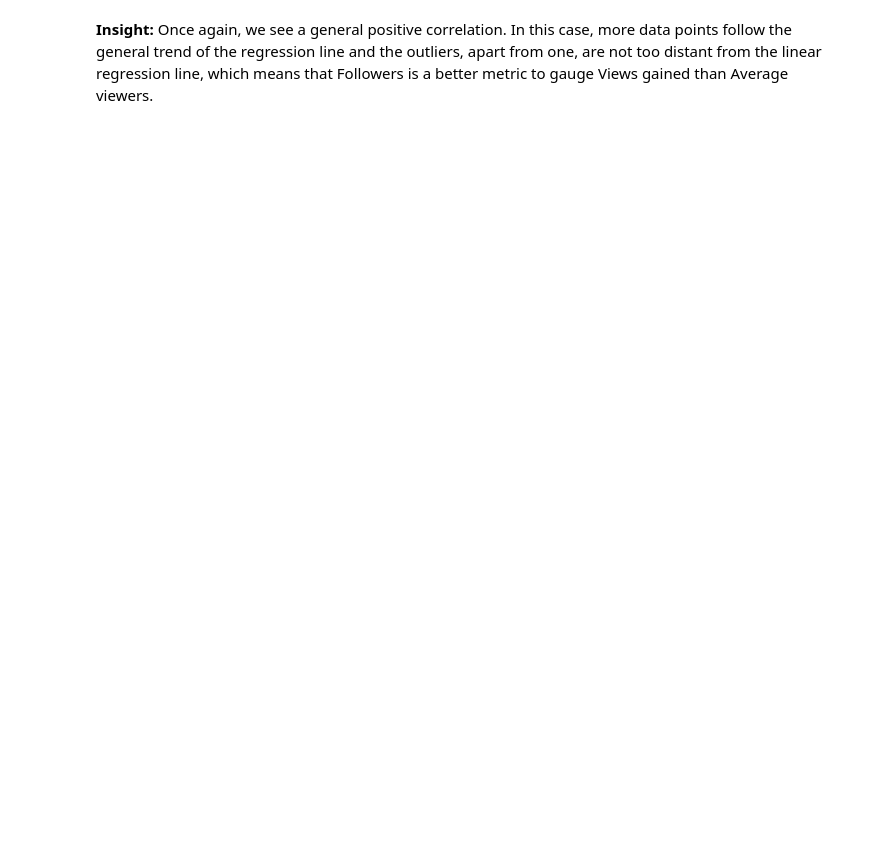
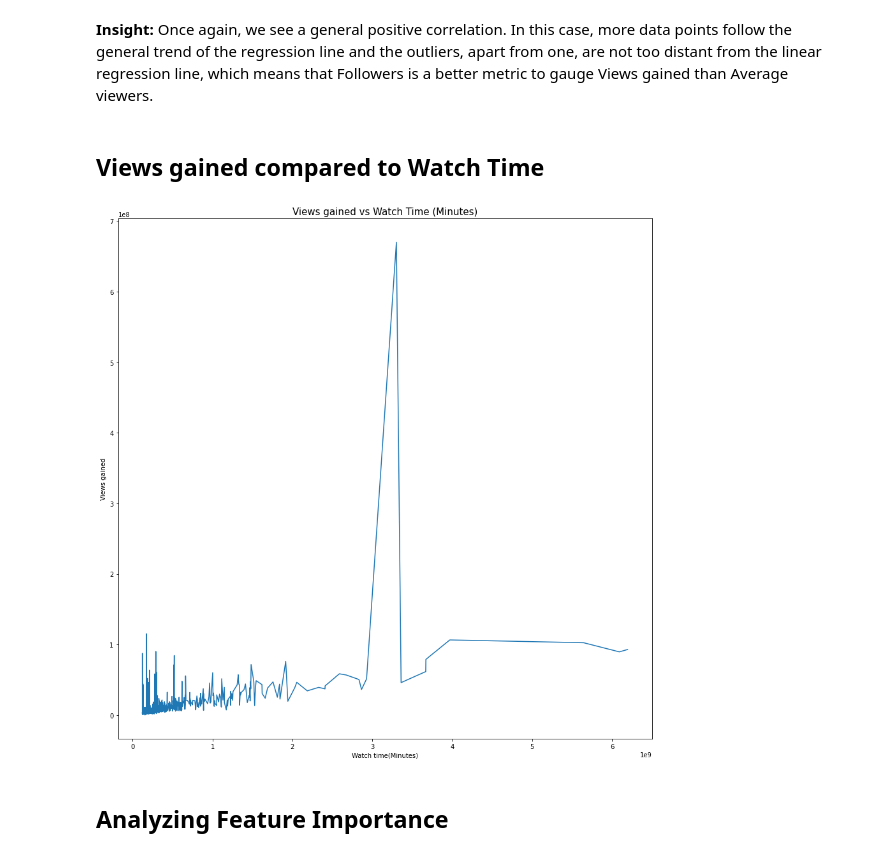
Before and after one commit to RitwikN7/twitch-EDA, a Jupyter notebook: twitchEDA.ipynb, the cells around one changed output. Saved outputs shown, nothing was run; the diff lists cells and outputs as text; code cells hidden in the pictures; blank space fills up the shorter version.

```diff
--- a/twitchEDA.ipynb
+++ b/twitchEDA.ipynb
@@ -202,2 +203,13 @@ Text(0.5, 1.0, 'Views gained vs Average Viewers')
 # %% [markdown]
 **Insight:** Once again, we see a general positive correlation. In this case, more data points follow the general trend of the regression line and the outliers, apart from one, are not too distant from the linear regression line, which means that Followers is a better metric to gauge Views gained than Average viewers.
+# %% [markdown]
+## Views gained compared to Watch Time
+# %%
+plt.figure(figsize=(15,15))
+sns.lineplot(x=df["Watch time(Minutes)"], y=df["Views gained"])
+plt.title("Views gained vs Watch Time (Minutes)", fontsize=15)
+plt.show()
+# %% [output]
+[figure, added]
+# %% [markdown]
+## Analyzing Feature Importance
```
Also changed, not shown: parts of 5 cells of this notebook.
